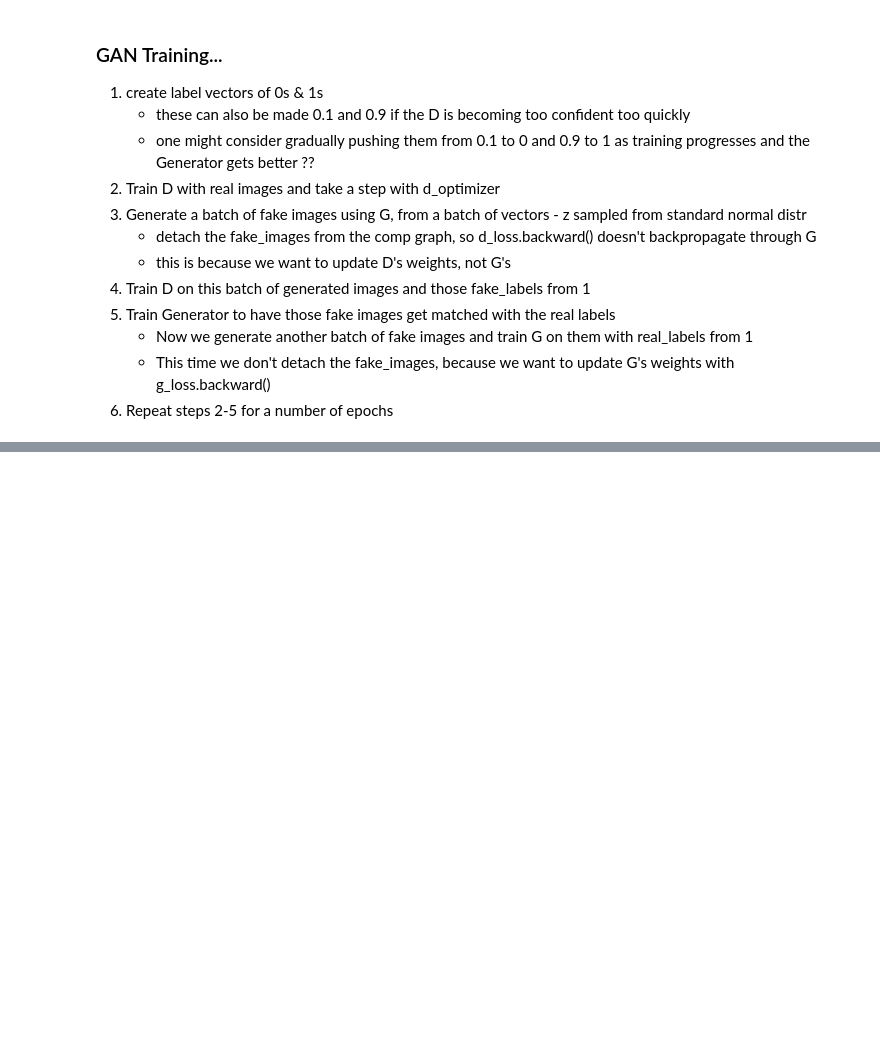
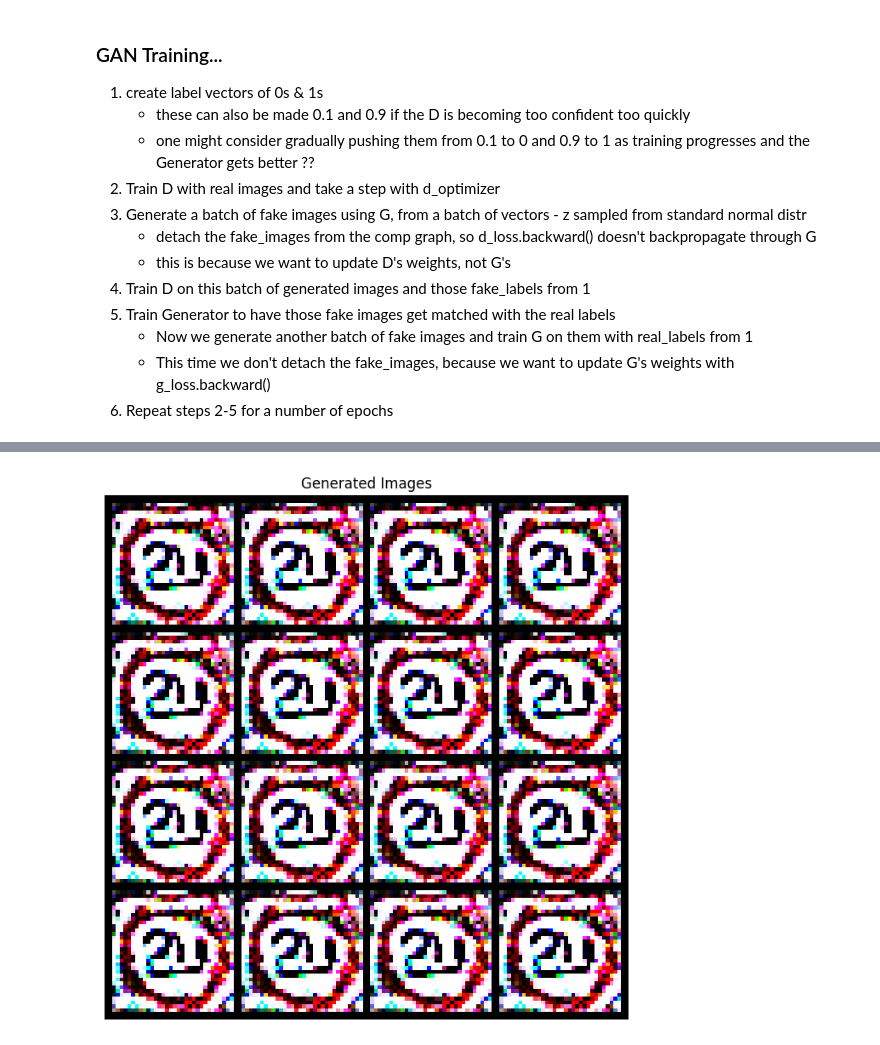
Before and after one commit to takayuki112/TrafficGAN, a Jupyter notebook: gan_from_scratch_a1.ipynb, the cells around one changed output, grey strips where cells are left out. Saved outputs shown, nothing was run; the diff lists cells and outputs as text; code cells hidden in the pictures; blank space fills up the shorter version.

```diff
--- a/gan_from_scratch_a1.ipynb
+++ b/gan_from_scratch_a1.ipynb
@@ -149,0 +198,30 @@ for ep in range(num_epochs):
+# %%
+import matplotlib.pyplot as plt
+import torchvision.utils as vutils
+
+# Set to evaluation mode
+G.eval()
+
+# Generate random noise (latent vectors)
+num_images = 16  # Number of images to display
+z = torch.randn(num_images, zdims, 1, 1, device=device)
+
+# Generate fake images
+with torch.no_grad():  # No need to track gradients
+    fake_images = G(z).cpu()  # Move to CPU for visualization
+
+# Denormalize if using normalization in training
+def denormalize(img):
+    img = img * 0.5 + 0.5  # Convert from [-1,1] to [0,1] if using Normalize(mean=0.5, std=0.5)
+    return img.clamp(0, 1)  # Ensure values are in valid range
+
+# Create grid of images
+plt.figure(figsize=(8, 8))
+plt.axis("off")
+plt.title("Generated Images")
+plt.imshow(
+    vutils.make_grid(denormalize(fake_images), nrow=4, padding=2, normalize=False).permute(1, 2, 0)
+)
+plt.show()
+# %% [output]
+[figure, added]
```
Also changed, not shown: parts of 5 cells of this notebook, 3 other files.
